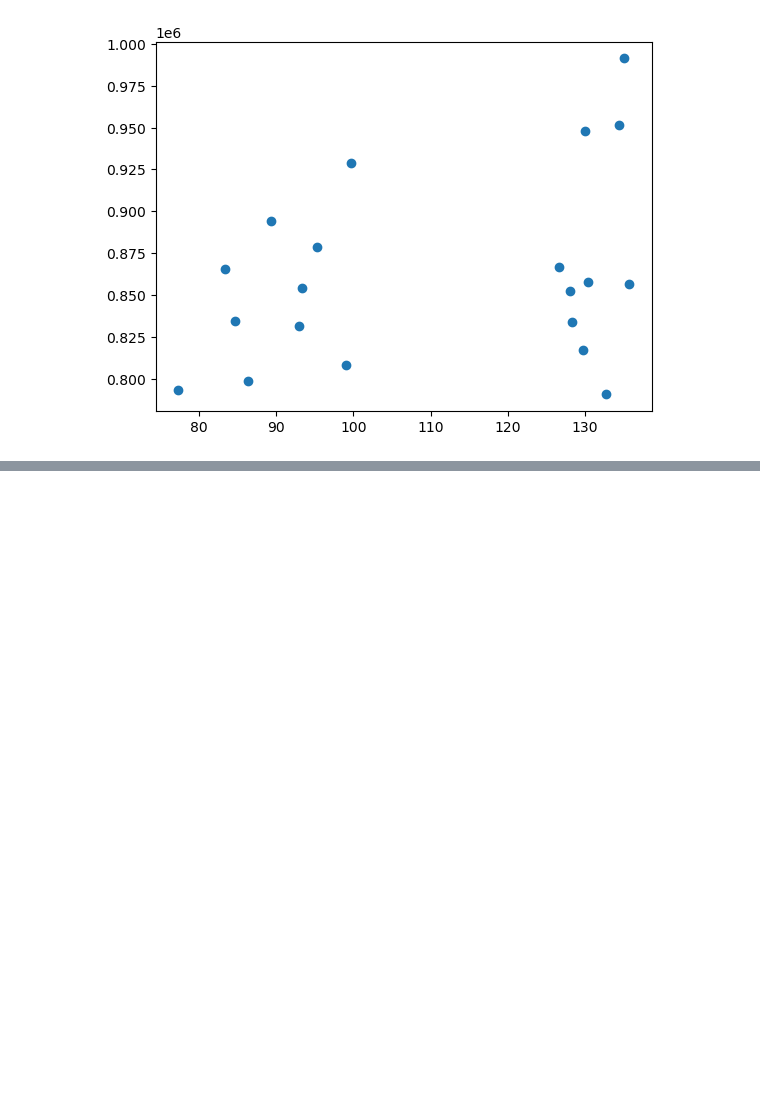
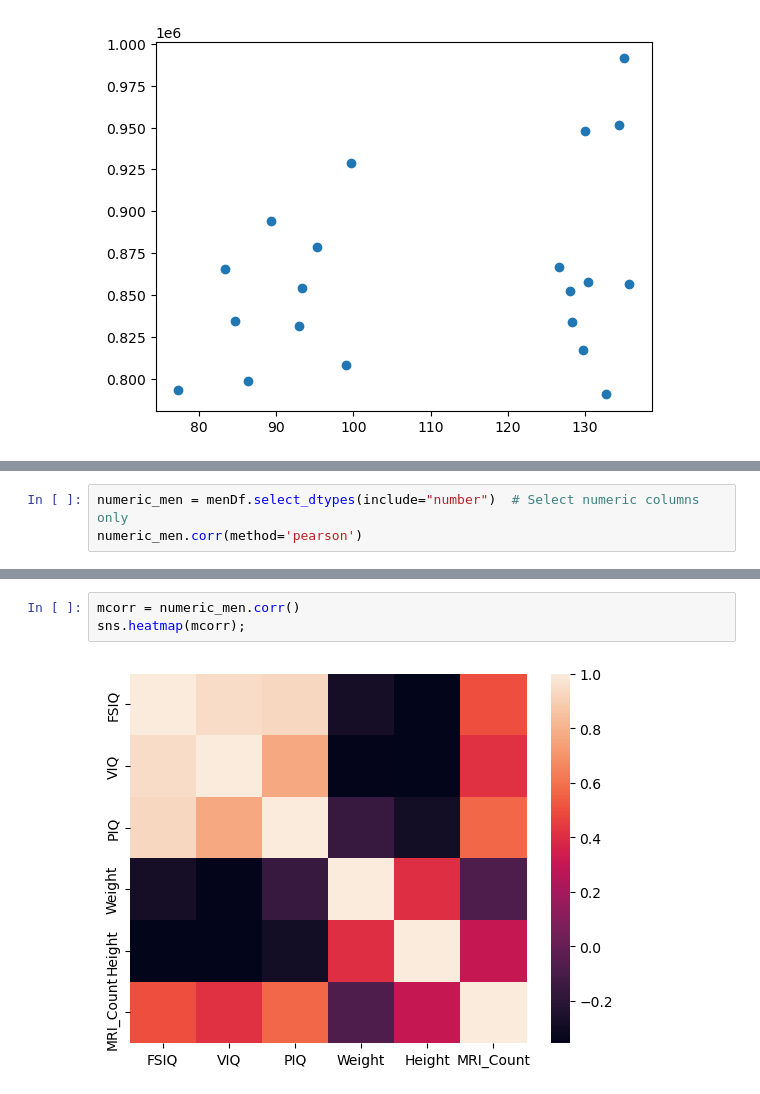
Before and after one commit to Rahafzsh/DataMiningTasks, a Jupyter notebook: Lab7/DMLabb.ipynb, the cells around one changed output, grey strips where cells are left out. Cells and saved outputs as stored; diff of their text form; blank space fills up the shorter version.

```diff
--- a/Lab7/DMLabb.ipynb
+++ b/Lab7/DMLabb.ipynb
@@ -91,0 +128,3 @@ dtype: float64
+# %%
+numeric_men = menDf.select_dtypes(include="number")  # Select numeric columns only
+numeric_men.corr(method='pearson')
@@ -91,0 +146,5 @@ dtype: float64
+# %%
+mcorr = numeric_men.corr()
+sns.heatmap(mcorr);
+# %% [output]
+[figure, added]
```
Also changed, not shown: parts of 12 cells of this notebook.
